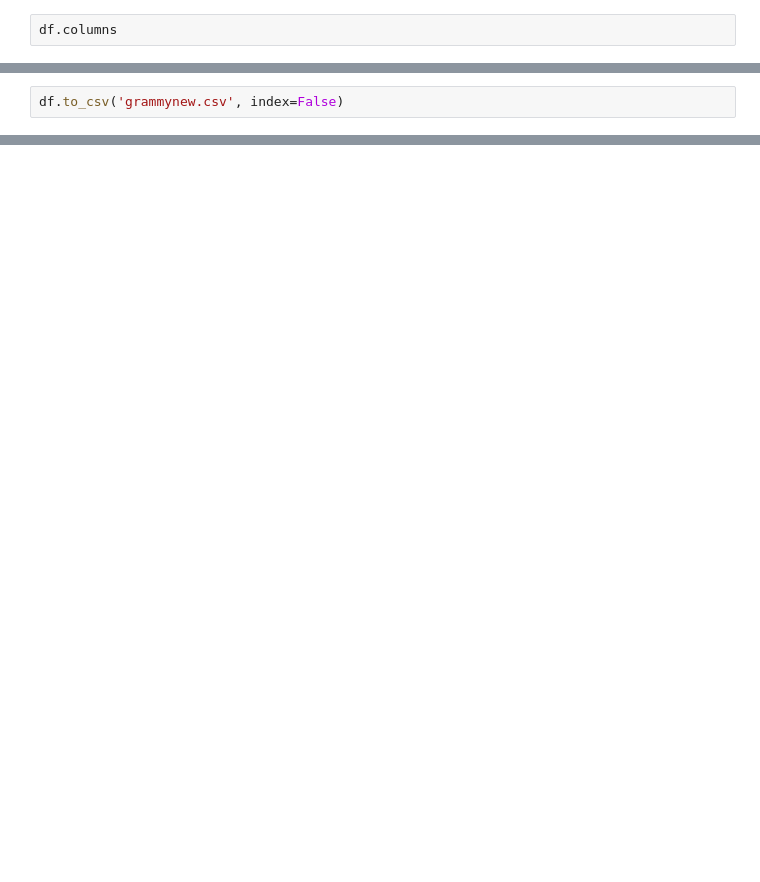
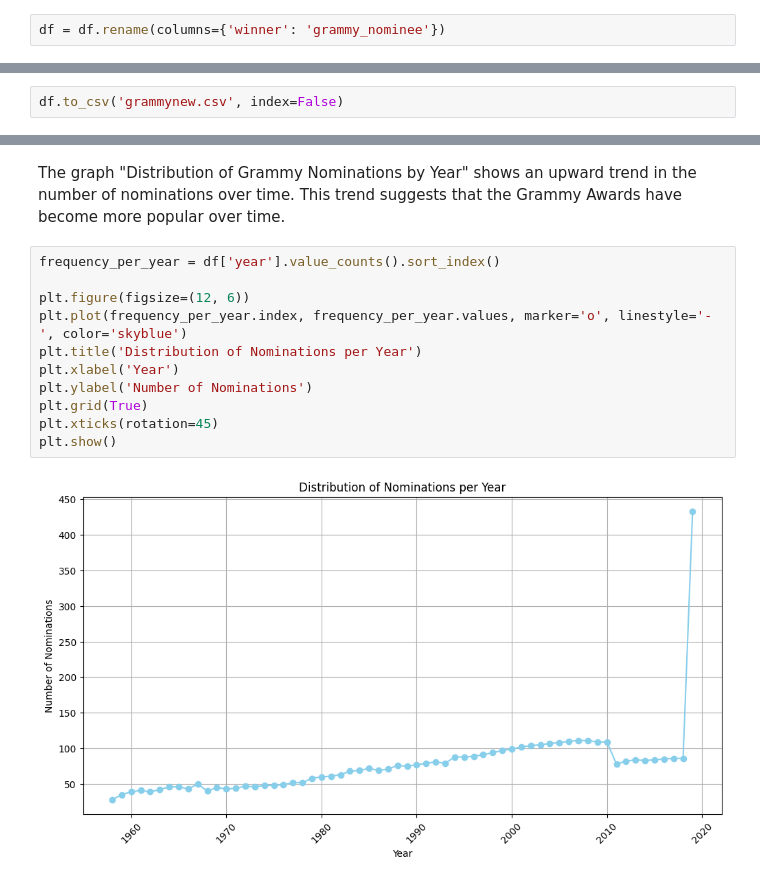
Before and after one commit to MarianaMera12/Workshop-2, a Jupyter notebook: EDA_Notebooks/02_EDA.ipynb, the cells around one changed output, grey strips where cells are left out. Saved outputs shown, nothing was run; the diff lists cells and outputs as text; blank space fills up the shorter version.

```diff
--- a/EDA_Notebooks/02_EDA.ipynb
+++ b/EDA_Notebooks/02_EDA.ipynb
@@ -396,2 +388,2 @@ df = df.drop(columns=columnas_a_eliminar)
 # %%
-df.columns
+df = df.rename(columns={'winner': 'grammy_nominee'})
@@ -401,0 +461,15 @@ df.to_csv('grammynew.csv', index=False)
+# %% [markdown]
+The graph "Distribution of Grammy Nominations by Year" shows an upward trend in the number of nominations over time. This trend suggests that the Grammy Awards have become more popular over time.
+# %%
+frequency_per_year = df['year'].value_counts().sort_index()
+
+plt.figure(figsize=(12, 6))
+plt.plot(frequency_per_year.index, frequency_per_year.values, marker='o', linestyle='-', color='skyblue')
+plt.title('Distribution of Nominations per Year')
+plt.xlabel('Year')
+plt.ylabel('Number of Nominations')
+plt.grid(True)
+plt.xticks(rotation=45)
+plt.show()
+# %% [output]
+[figure, added]
```
Also changed, not shown: parts of 84 cells of this notebook, 17 other files.
